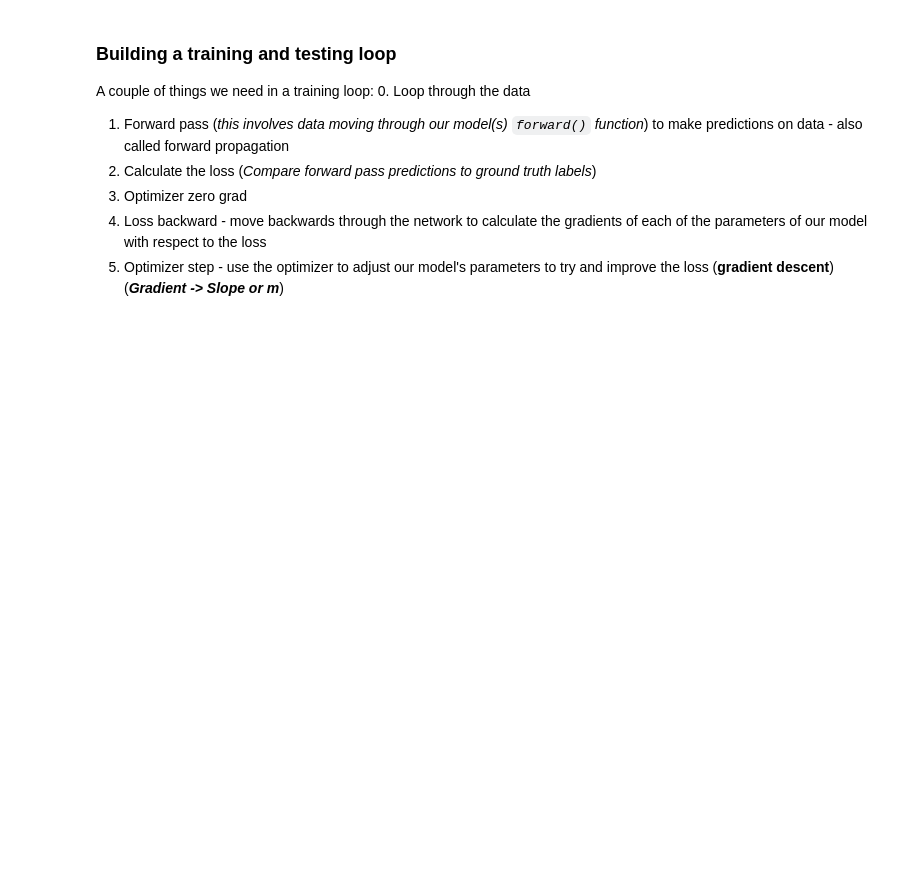
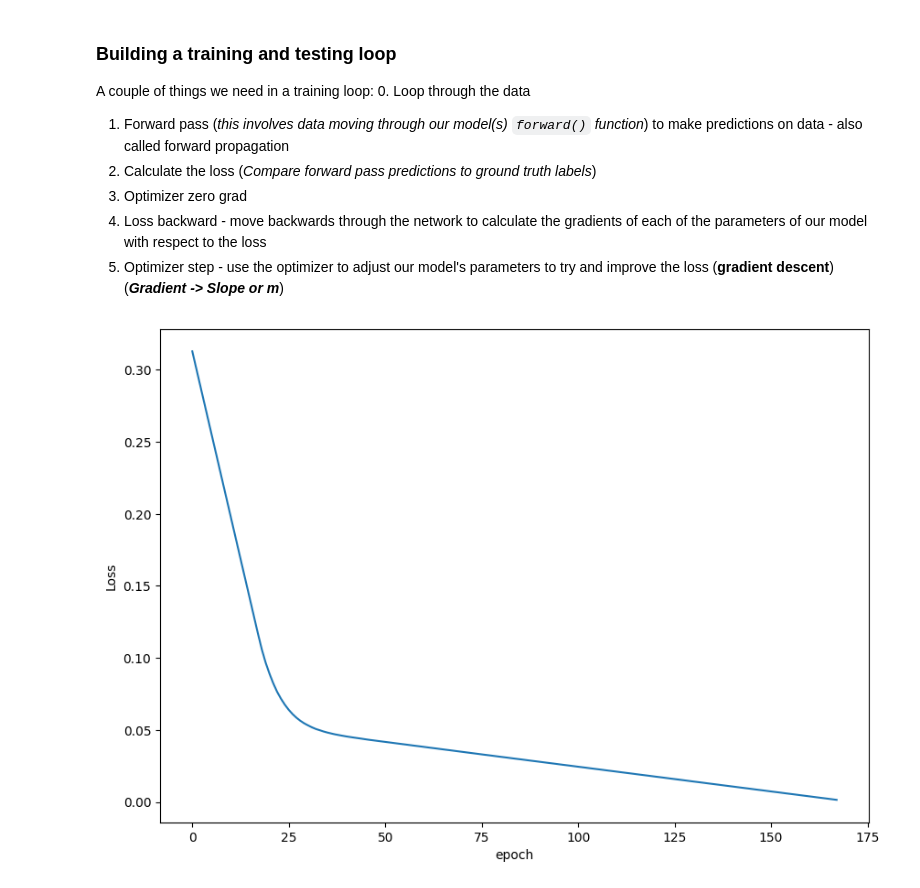
Before and after one commit to adityajideveloper/pytorch-learning, a Jupyter notebook: 01_pytorch_workflow.ipynb, the cells around one changed output. Saved outputs shown, nothing was run; the diff lists cells and outputs as text; code cells hidden in the pictures; blank space fills up the shorter version.

```diff
--- a/01_pytorch_workflow.ipynb
+++ b/01_pytorch_workflow.ipynb
@@ -226,7 +227,23 @@ A couple of things we need in a training loop:
 5. Optimizer step - use the optimizer to adjust our model's parameters to try and improve the loss (**gradient descent**) (***Gradient -> Slope or m***)
 # %%
 # An epoch is one loop through the data
-epochs = 1
+epochs = 168 # <- The lowest loss in 1000 epochs
+
+class Data:
+    loss_record = []
+    input_record = []
+    y_pred_record = []
+    def __init__(self, name:str, d:float) -> None:
+
+        self.name = name
+        self.d = d
+
+        if self.name == "loss":
+            Data.loss_record.append(self.d)
+        elif self.name == "input":
+            Data.input_record.append(self.d)
+        else:
+            Data.y_pred_record.append(self.d)
 
 ### Training
 # Step 0 -> Loop through the data
@@ -239,6 +256,7 @@ for epoch in range(epochs):
 
     # 2. Calculate the loss
     loss = loss_fn(y_pred, y_train)
+    # print(f"Loss -> {loss}")
     # Refer to https://pytorch.org/docs/stable/nn.html#loss-functions
 
     # 3. Optimizer zero grad
@@ -250,4 +268,24 @@ for epoch in range(epochs):
     # 5. Step the optimizer (perform gradient descent)
     optimizer.step()
 
-    model_0.eval() # Turns off gradient tracking
+    model_0.eval() # Turns off settings in the model not needed for evaluations/testing
+    with torch.inference_mode(): # <- turns off gradient tracking and couple of more things
+        # 1. Do forward pass
+        test_pred = model_0(X_test)
+        Data(name="test", d=test_pred)
+
+        # 2. Calculate the loss
+        test_loss = loss_fn(test_pred, y_test)
+
+    # print(model_0.state_dict())
+    Data(name="loss", d=loss.item())
+    Data(name="input", d=epoch)
+# %%
+# Generating Graph for loss function
+plt.figure(figsize=(10, 7))
+plt.plot(Data.input_record, Data.loss_record)
+plt.ylabel("Loss")
+plt.xlabel("epoch")
+plt.show()
+# %% [output]
+[figure, added]
```
Also changed, not shown: parts of 11 cells of this notebook, 3 other files.
